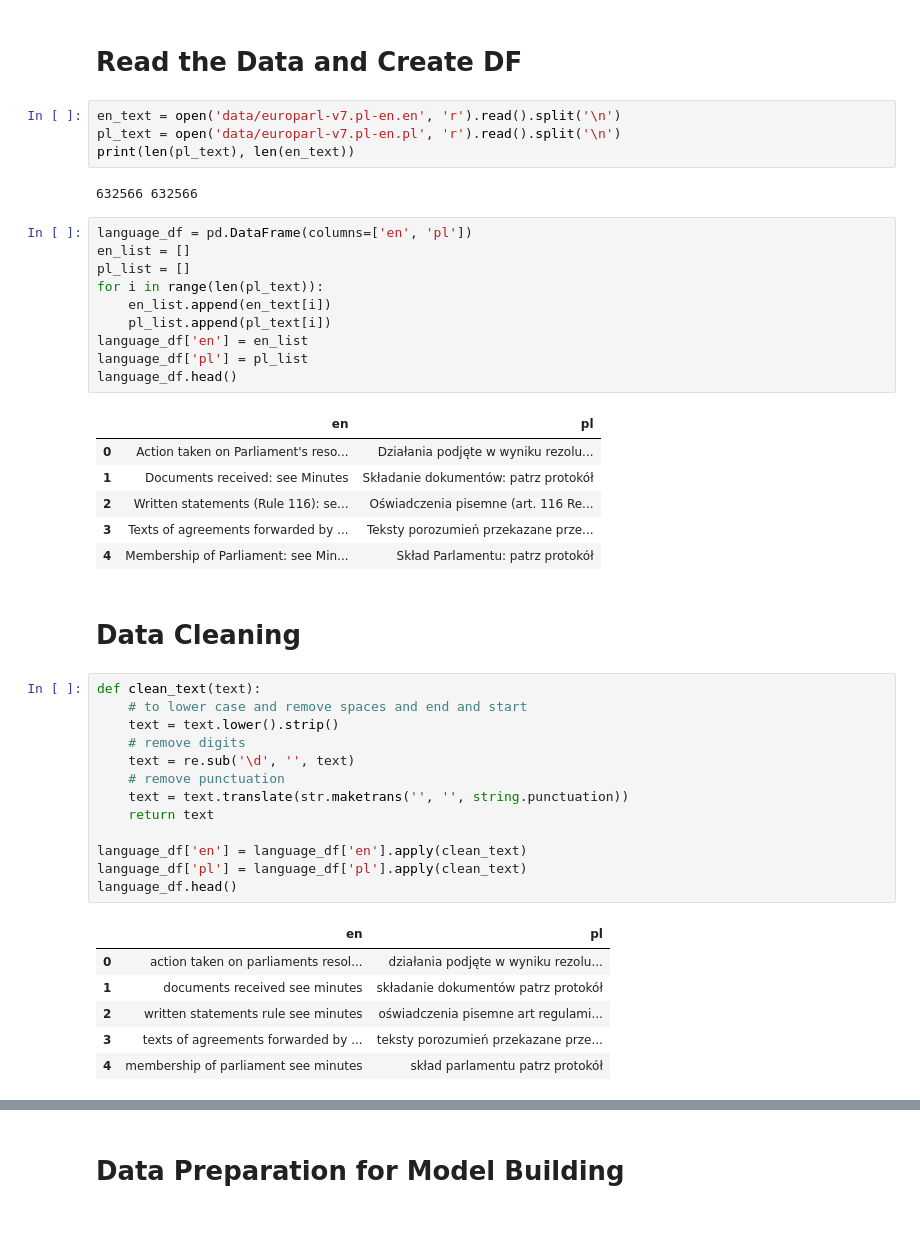
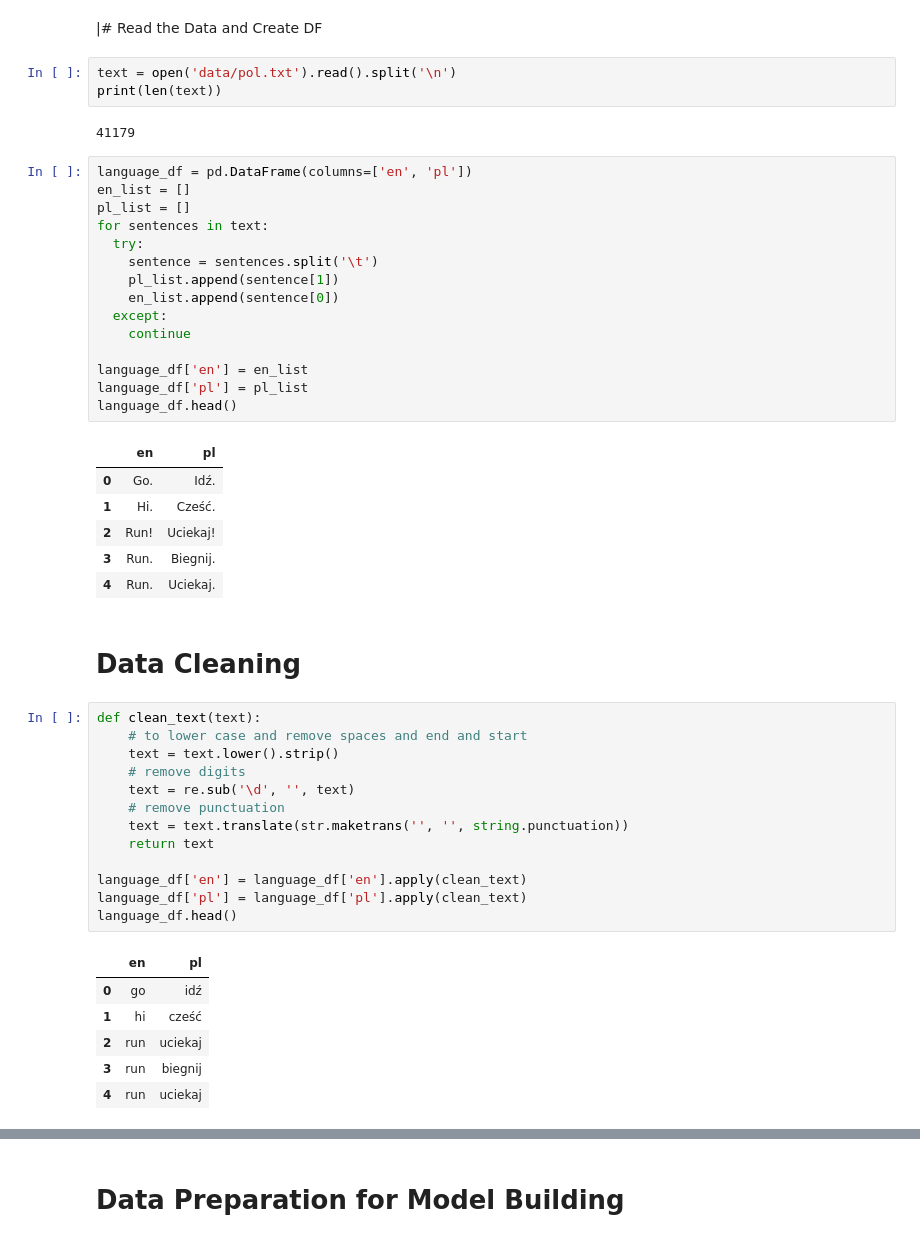
Before and after one commit to VolodymyrBrintsov/Eng2Pol-Machine-Translation, a Jupyter notebook: Machine-Translation.ipynb, the cells around one changed output, grey strips where cells are left out. Cells and saved outputs as stored; diff of their text form.

```diff
--- a/Machine-Translation.ipynb
+++ b/Machine-Translation.ipynb
@@ -18,28 +18,32 @@ import numpy as np
 # %% [markdown]
-# Read the Data and Create DF
+|# Read the Data and Create DF
-# %%
-en_text = open('data/europarl-v7.pl-en.en', 'r').read().split('\n')
-pl_text = open('data/europarl-v7.pl-en.pl', 'r').read().split('\n')
-print(len(pl_text), len(en_text))
-# %% [output]
-632566 632566
+# %%
+text = open('data/pol.txt').read().split('\n')
+print(len(text))
+# %% [output]
+41179
 # %%
 language_df = pd.DataFrame(columns=['en', 'pl'])
 en_list = []
 pl_list = []
-for i in range(len(pl_text)):
-    en_list.append(en_text[i])
-    pl_list.append(pl_text[i])
+for sentences in text:
+  try:
+    sentence = sentences.split('\t')
+    pl_list.append(sentence[1])
+    en_list.append(sentence[0])
+  except:
+    continue
+
 language_df['en'] = en_list
 language_df['pl'] = pl_list
 language_df.head()
 # %% [output]
 |  | en | pl |
-| 0 | Action taken on Parliament's reso... | Działania podjęte w wyniku rezolu... |
-| 1 | Documents received: see Minutes | Składanie dokumentów: patrz protokół |
-| 2 | Written statements (Rule 116): se... | Oświadczenia pisemne (art. 116 Re... |
-| 3 | Texts of agreements forwarded by ... | Teksty porozumień przekazane prze... |
-| 4 | Membership of Parliament: see Min... | Skład Parlamentu: patrz protokół |
+| 0 | Go. | Idź. |
+| 1 | Hi. | Cześć. |
+| 2 | Run! | Uciekaj! |
+| 3 | Run. | Biegnij. |
+| 4 | Run. | Uciekaj. |
 # %% [markdown]
 # Data Cleaning
 # %%
@@ -57,11 +61,11 @@ language_df['pl'] = language_df['pl'].apply(clean_text)
 language_df.head()
 # %% [output]
 |  | en | pl |
-| 0 | action taken on parliaments resol... | działania podjęte w wyniku rezolu... |
-| 1 | documents received see minutes | składanie dokumentów patrz protokół |
-| 2 | written statements rule see minutes | oświadczenia pisemne art regulami... |
-| 3 | texts of agreements forwarded by ... | teksty porozumień przekazane prze... |
-| 4 | membership of parliament see minutes | skład parlamentu patrz protokół |
+| 0 | go | idź |
+| 1 | hi | cześć |
+| 2 | run | uciekaj |
+| 3 | run | biegnij |
+| 4 | run | uciekaj |
 # %%
 # putting START and END in polish sentences
 language_df['pl'] = language_df['pl'].apply(lambda text: "START "+text+" END")
```
Also changed, not shown: parts of 11 cells of this notebook, 5 other files.
